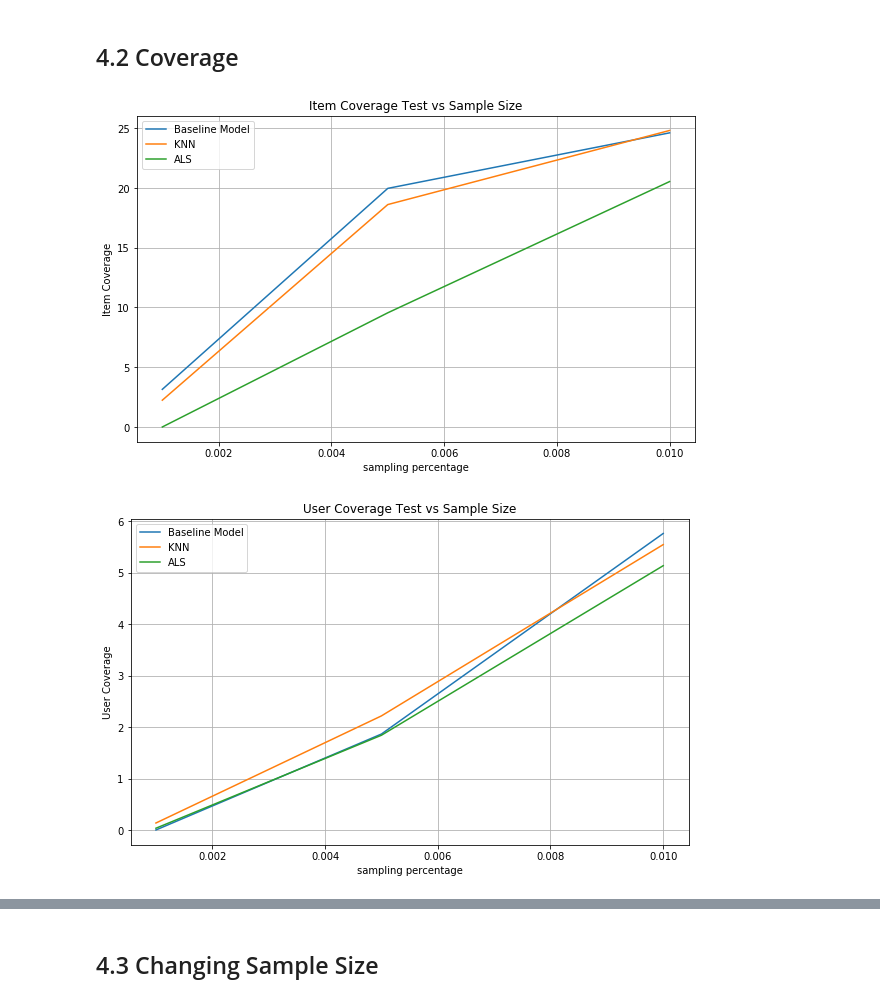
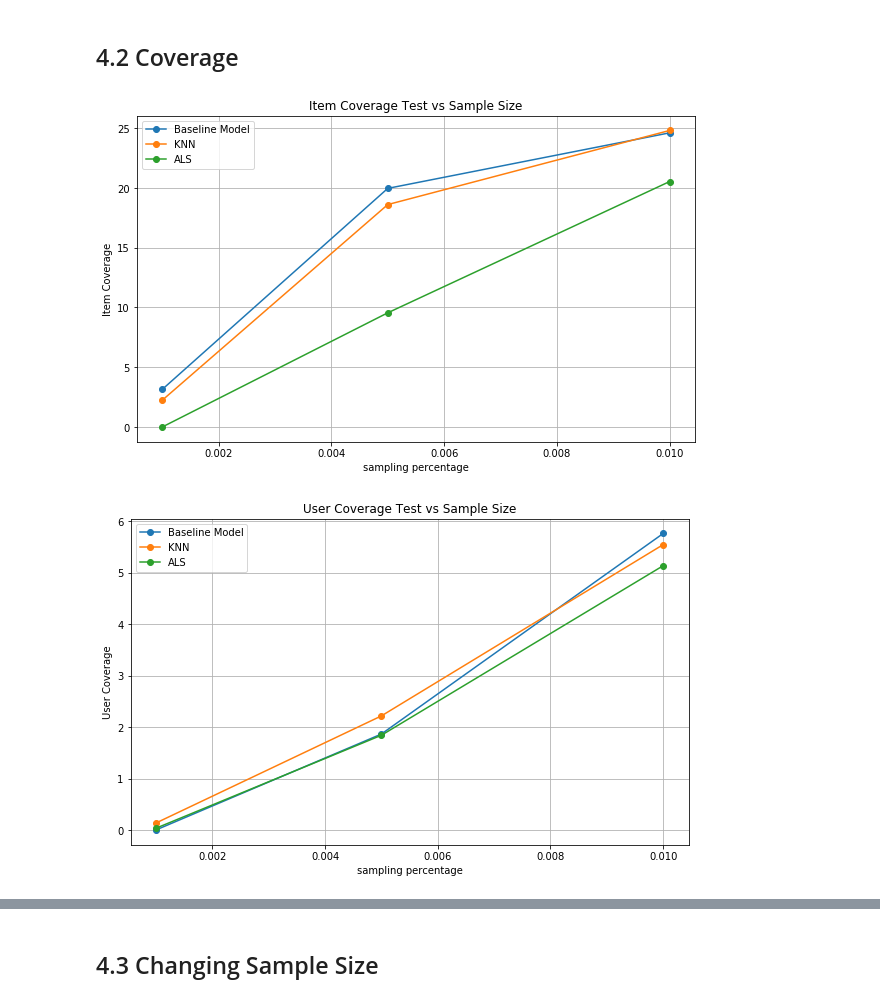
Before and after one commit to thisismeg/personalization-project1, a Jupyter notebook: personalization_project1_combined.ipynb, the cells around one changed output, grey strips where cells are left out. Drawn from its saved outputs; the diff is of its cells as text; code cells hidden in the pictures.

```diff
--- a/personalization_project1_combined.ipynb
+++ b/personalization_project1_combined.ipynb
@@ -716,11 +717,0 @@ als = ALS(maxIter=5, userCol="userId", itemCol="movieId", ratingCol="rating",
-# %%
-all_training_sets = []
-all_test_sets = []
-
-for df in all_sample_spark_dfs:
-    (training, test) = df.randomSplit([0.8, 0.2])
-    all_training_sets.append(training)
-    all_test_sets.append(test)
-
-training_1, training_2, training_3 = all_training_sets
-test_1, test_2, test_3 = all_test_sets
@@ -1089,23 +1072,23 @@ plt.show()
 ## 4.2 Coverage <a class="anchor" id="4-2"></a>
 # %%
 plt.figure(figsize=(10, 6))
-plt.plot(percentages, baseline_test_item_coverages)
-plt.plot(percentages, knn_item_coverages_test)
-plt.plot(percentages, als_item_coverages_test)
+plt.plot(percentages, baseline_test_item_coverages, marker='o')
+plt.plot(percentages, knn_item_coverages_test, marker='o')
+plt.plot(percentages, als_item_coverages_test, marker='o')
 
 plt.xlabel('sampling percentage')
 plt.ylabel('Item Coverage')
 plt.title('Item Coverage Test vs Sample Size')
 plt.legend(['Baseline Model', 'KNN', 'ALS'])
 plt.grid(True)
 plt.show()
 # %% [output]
-[figure, old version]
+[figure, new version]
 # %%
 plt.figure(figsize=(10, 6))
-plt.plot(percentages, baseline_test_user_coverages)
-plt.plot(percentages, knn_user_coverages_test)
-plt.plot(percentages, als_user_coverages_test)
+plt.plot(percentages, baseline_test_user_coverages, marker='o')
+plt.plot(percentages, knn_user_coverages_test, marker='o')
+plt.plot(percentages, als_user_coverages_test, marker='o')
 
 plt.xlabel('sampling percentage')
 plt.ylabel('User Coverage')
@@ -1114,6 +1097,6 @@ plt.legend(['Baseline Model', 'KNN', 'ALS'])
 plt.grid(True)
 plt.show()
 # %% [output]
-[figure, old version]
+[figure, new version]
 # %%
 plt.figure(figsize=(10, 6))
```
Also changed, not shown: parts of 14 cells of this notebook.
